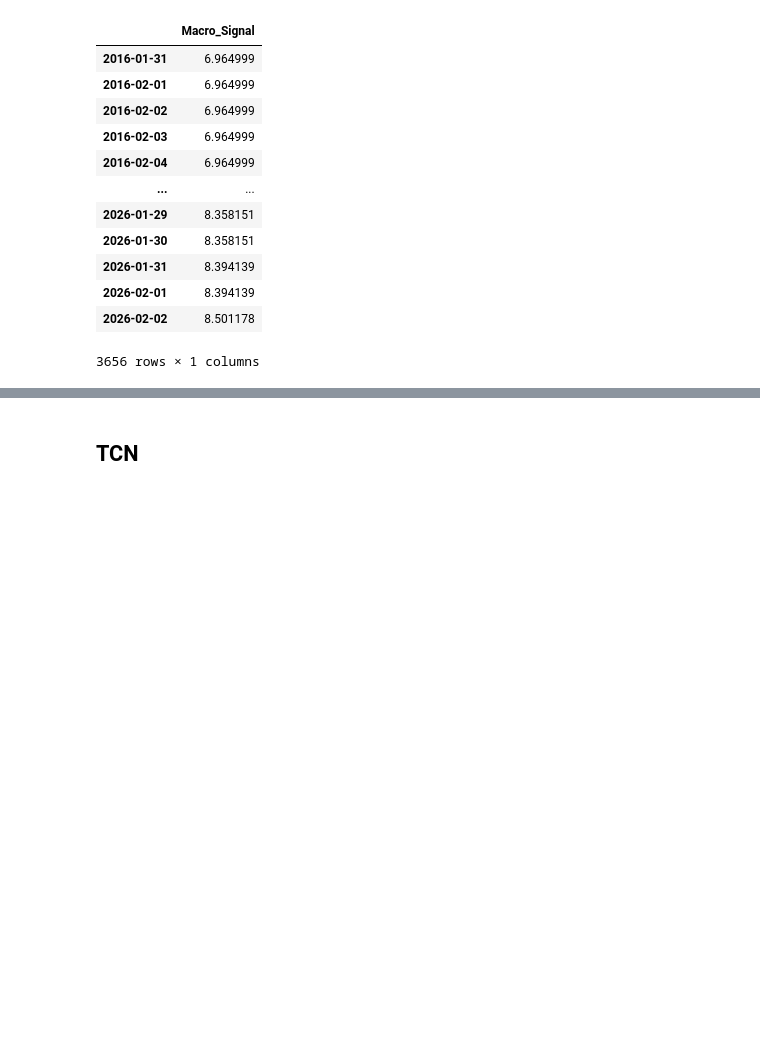
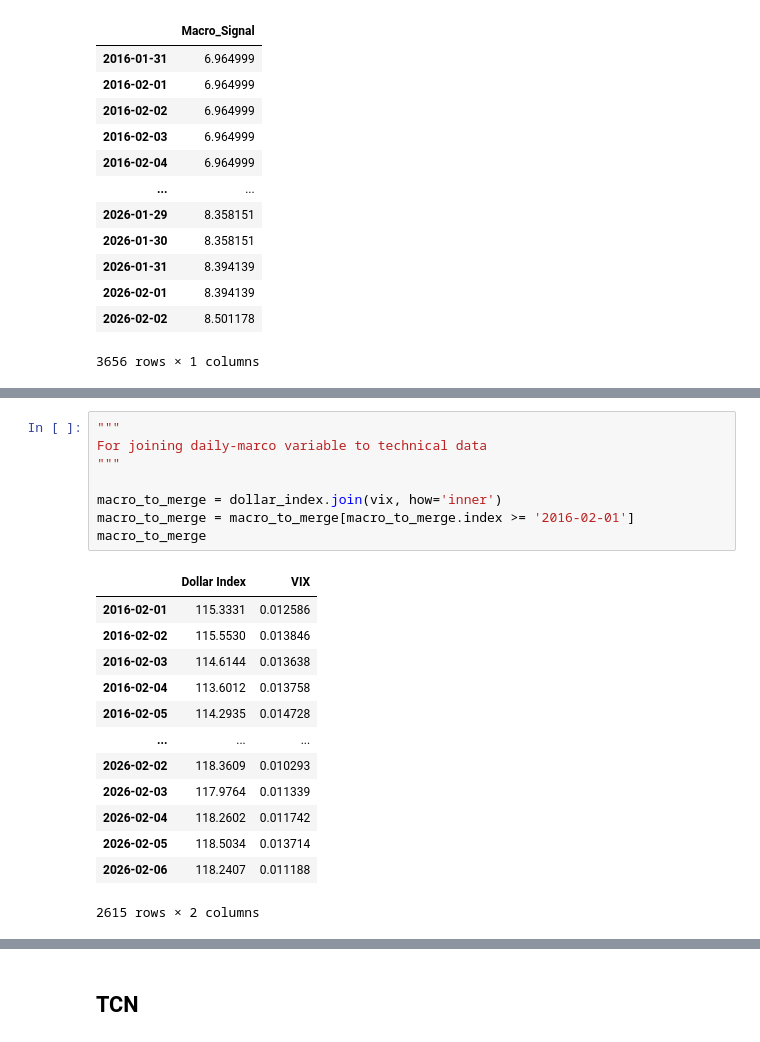
Before and after one commit to FulinQ/AQT, a Jupyter notebook: Gold/After_Meeting/Model1_ip.ipynb, the cells around one changed output, grey strips where cells are left out. Cells and saved outputs as stored; diff of their text form; blank space fills up the shorter version.

```diff
--- a/Gold/After_Meeting/Model1_ip.ipynb
+++ b/Gold/After_Meeting/Model1_ip.ipynb
@@ -1037,3 +1037,25 @@ df_daily
 9801 rows × 21 columns
+# %%
+"""
+For joining daily-marco variable to technical data
+"""
+
+macro_to_merge = dollar_index.join(vix, how='inner')
+macro_to_merge = macro_to_merge[macro_to_merge.index >= '2016-02-01']
+macro_to_merge
+# %% [output]
+|  | Dollar Index | VIX |
+| 2016-02-01 | 115.3331 | 0.012586 |
+| 2016-02-02 | 115.5530 | 0.013846 |
+| 2016-02-03 | 114.6144 | 0.013638 |
+| 2016-02-04 | 113.6012 | 0.013758 |
+| 2016-02-05 | 114.2935 | 0.014728 |
+| ... | ... | ... |
+| 2026-02-02 | 118.3609 | 0.010293 |
+| 2026-02-03 | 117.9764 | 0.011339 |
+| 2026-02-04 | 118.2602 | 0.011742 |
+| 2026-02-05 | 118.5034 | 0.013714 |
+| 2026-02-06 | 118.2407 | 0.011188 |
+2615 rows × 2 columns
 # %%
 df_final = macro_daily.join(df_daily, how='inner')
```
Also changed, not shown: parts of 5 cells of this notebook, 5 other files.
